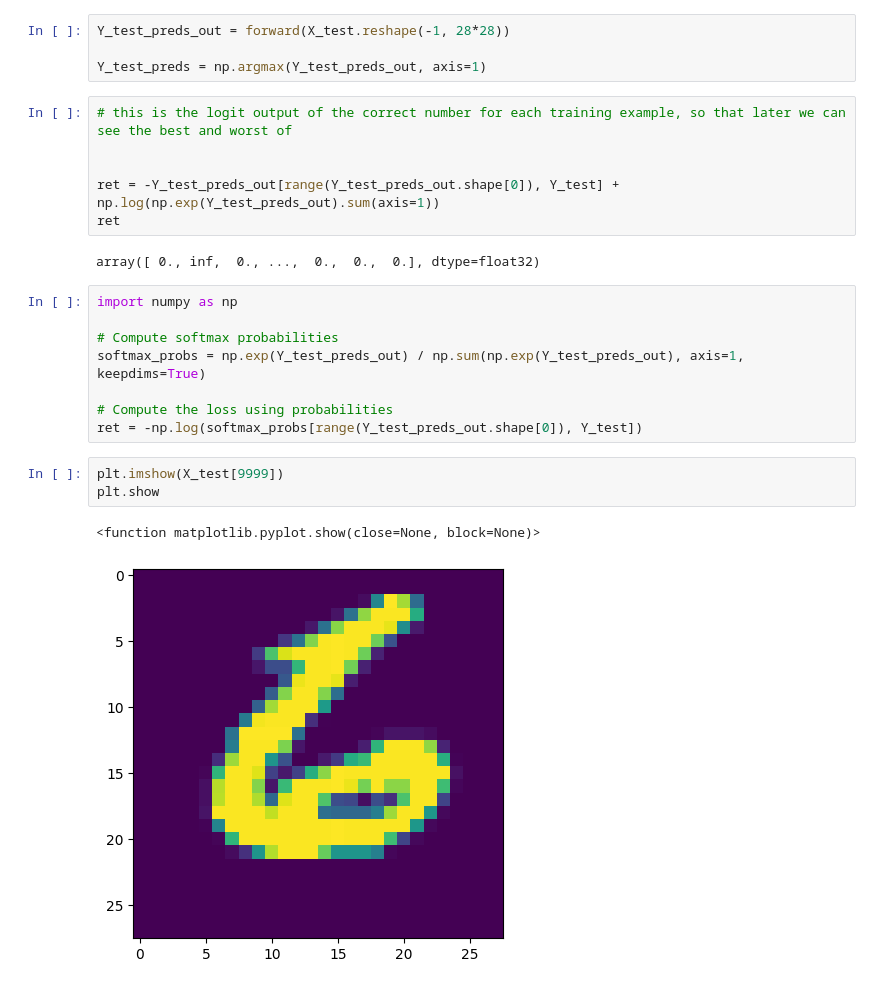
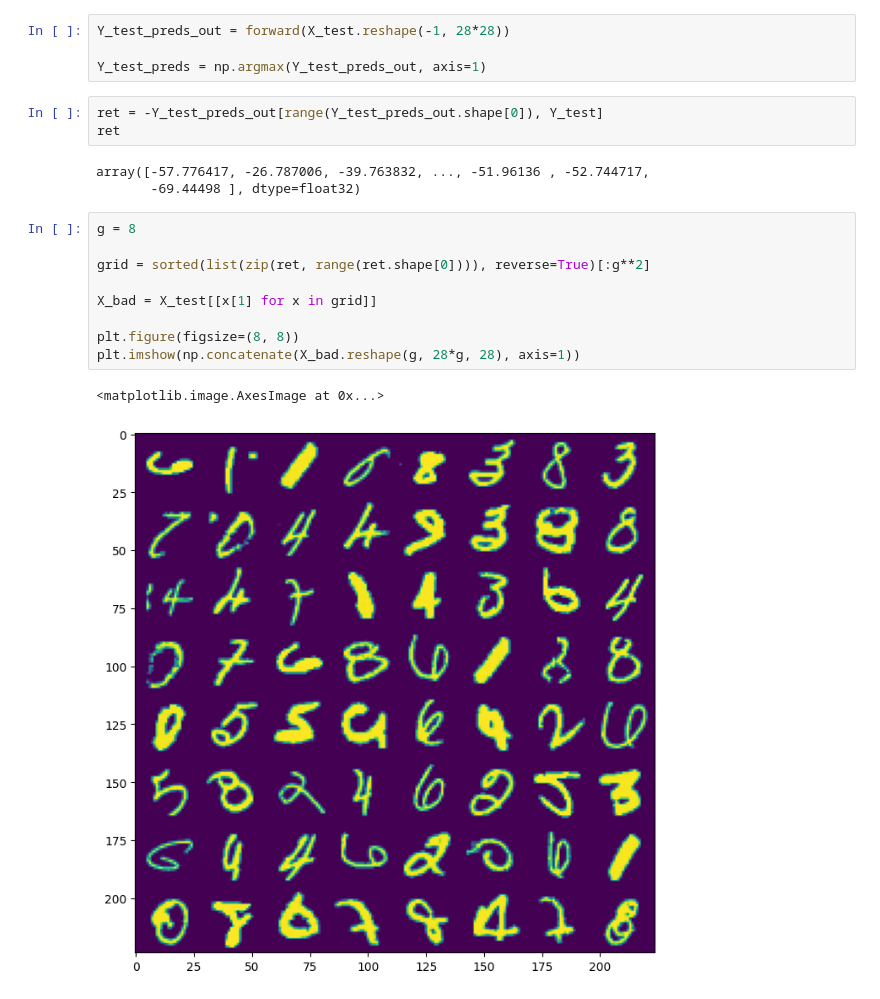
Before and after one commit to noahgsolomon/DeepStar, a Jupyter notebook: playground/mnist.ipynb, the cells around one changed output. Drawn from its saved outputs; the diff is of its cells as text.

```diff
--- a/playground/mnist.ipynb
+++ b/playground/mnist.ipynb
@@ -103,25 +94,21 @@ def forward(x):
 Y_test_preds_out = forward(X_test.reshape(-1, 28*28))
 
 Y_test_preds = np.argmax(Y_test_preds_out, axis=1)
-# %%
-# this is the logit output of the correct number for each training example, so that later we can see the best and worst of
-
-
-ret = -Y_test_preds_out[range(Y_test_preds_out.shape[0]), Y_test] + np.log(np.exp(Y_test_preds_out).sum(axis=1))
-ret
-# %% [output]
-array([ 0., inf,  0., ...,  0.,  0.,  0.], dtype=float32)
-# %%
-import numpy as np
-
-# Compute softmax probabilities
-softmax_probs = np.exp(Y_test_preds_out) / np.sum(np.exp(Y_test_preds_out), axis=1, keepdims=True)
-
-# Compute the loss using probabilities
-ret = -np.log(softmax_probs[range(Y_test_preds_out.shape[0]), Y_test])
-# %%
-plt.imshow(X_test[9999])
-plt.show
-# %% [output]
-<function matplotlib.pyplot.show(close=None, block=None)>
-[figure, removed]
+# %%
+ret = -Y_test_preds_out[range(Y_test_preds_out.shape[0]), Y_test]
+ret
+# %% [output]
+array([-57.776417, -26.787006, -39.763832, ..., -51.96136 , -52.744717,
+       -69.44498 ], dtype=float32)
+# %%
+g = 8
+
+grid = sorted(list(zip(ret, range(ret.shape[0]))), reverse=True)[:g**2]
+
+X_bad = X_test[[x[1] for x in grid]]
+
+plt.figure(figsize=(8, 8))
+plt.imshow(np.concatenate(X_bad.reshape(g, 28*g, 28), axis=1))
+# %% [output]
+<matplotlib.image.AxesImage at 0x...>
+[figure, added]
```
Also changed, not shown: parts of 3 cells of this notebook.
